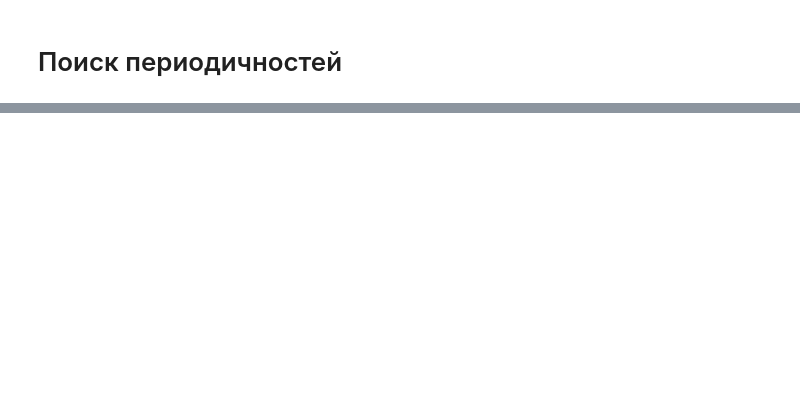
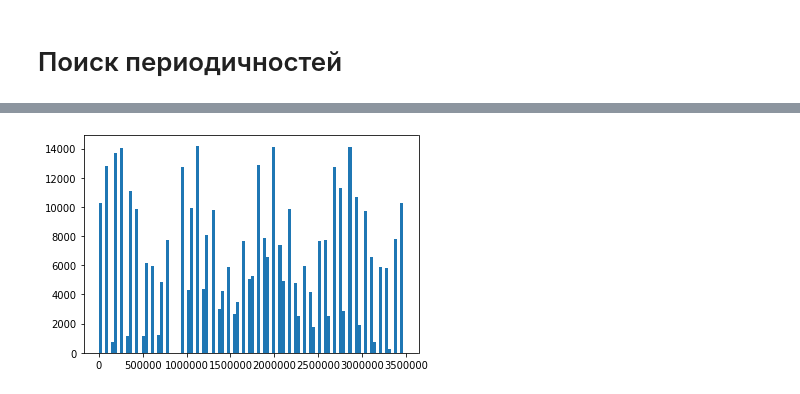
Before and after one commit to maksatsat/xraybursters, a Jupyter notebook: events.ipynb, the cells around one changed output, grey strips where cells are left out. Saved outputs shown, nothing was run; the diff lists cells and outputs as text; code cells hidden in the pictures; blank space fills up the shorter version.

```diff
--- a/events.ipynb
+++ b/events.ipynb
@@ -228,0 +276,4 @@ plt.show()
+# %%
+n, bins, patches = plt.hist(evnts, 100)
+# %% [output]
+[figure, added]
```
Also changed, not shown: parts of 29 cells of this notebook.
